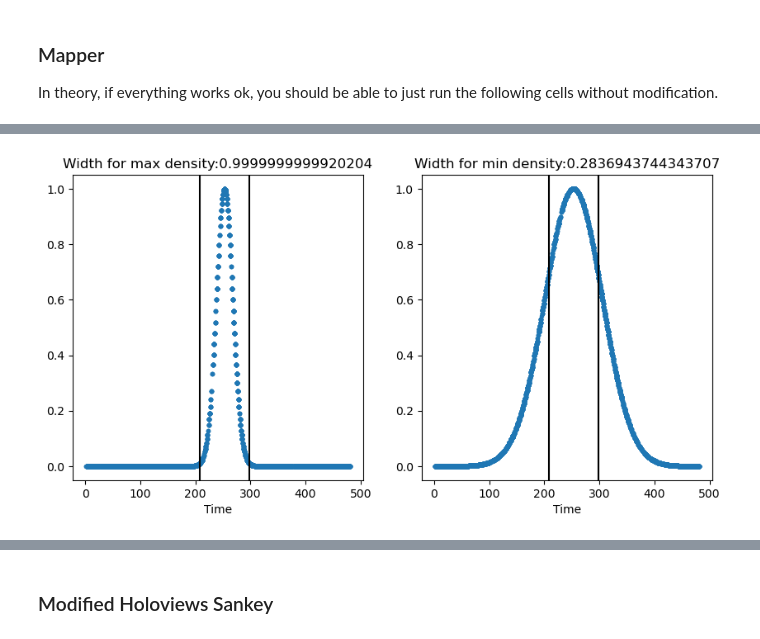
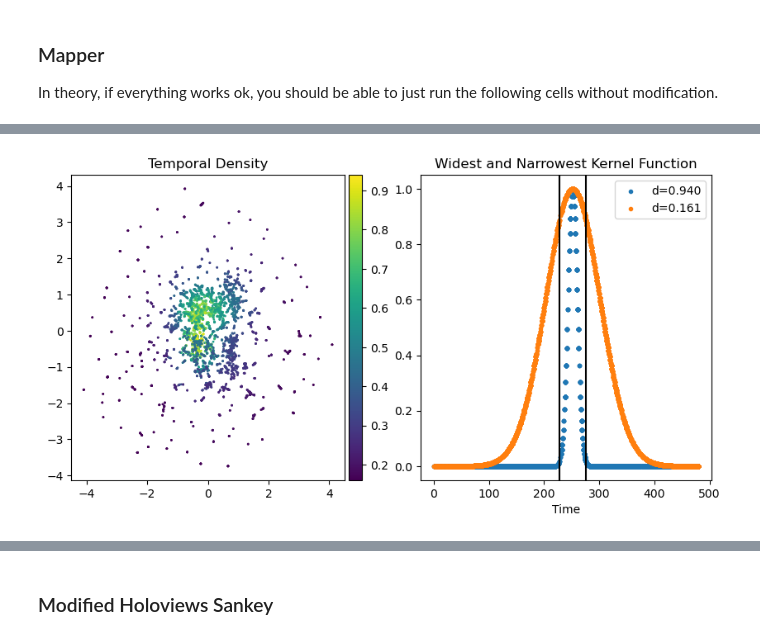
Before and after one commit to TutteInstitute/temporal-mapper, a Jupyter notebook: DemoV0.2.2.ipynb, the cells around one changed output, grey strips where cells are left out. Cells and saved outputs as stored; diff of their text form; code cells hidden in the pictures.

Commit message:
changed temporal density calculation significantly

```diff
--- a/DemoV0.2.2.ipynb
+++ b/DemoV0.2.2.ipynb
@@ -58,12 +59,9 @@ Do not forget to add a cell and make an array of timestamps.
 arxiv_df = pd.read_feather(data_folder+'ai_arxiv_data.feather')
 # Compute a time column T which is the number of days since Jan 01, 2018.
 def date_to_T(date):
-    year = date.year
-    ## 2020 was a leap year
-    if year > 2020:
-        return date.timetuple().tm_yday + 365*(year-2018)+1
-    else:
-        return date.timetuple().tm_yday + 365*(year-2018)
+    d0 = pd.Timestamp('2018-01-01')
+    delta = date-d0
+    return delta.days
 
 arxiv_df["date"] = pd.to_datetime(arxiv_df["created"])
 arxiv_df["T"] = arxiv_df["date"].apply(
@@ -74,24 +72,31 @@ timestamps = np.array(arxiv_df["T"].to_list())
 # %%
 ## Removing duplicate papers
 _, unique_idx = np.unique(arxiv_df['title'], return_index=True)
-unique_idx
+## skim out some papers for runtime
+
 map_data = map_data[unique_idx]
 timestamps = timestamps[unique_idx]
 y_data = y_data[unique_idx]
 vectors = vectors[unique_idx]
 N_data = np.size(y_data)
+
+## sorting by time
+sorted_indices = np.argsort(timestamps)
+map_data = map_data[sorted_indices]
+vectors = vectors[sorted_indices]
+timestamps = timestamps[sorted_indices]
 # %% [markdown]
 ### Mapper
 In theory, if everything works ok, you should be able to just run the following cells without modification.
 # %%
-clusterer = fast_hdbscan.HDBSCAN(min_cluster_size=50)
-N_checkpoints = 10
+clusterer = fast_hdbscan.HDBSCAN()
+N_checkpoints = 12
 TG = tm.TemporalGraph(
     timestamps,
     map_data,
     clusterer,
     N_checkpoints = N_checkpoints,
-    resolution = 50,
+    resolution = 100,
     slice_method='data',
     rate_sensitivity=1,
     kernel=tmwc.gaussian,
@@ -112,23 +115,28 @@ Clustering at each time slice...
 # %%
 # Plotting the Clustering weight function
 t0=np.median(timestamps)
 dmin = np.amin(TG.density)
 dmax = np.amax(TG.density)
 cp_with_ends = [np.amin(timestamps)]+list(TG.checkpoints)+[np.amax(timestamps)]
 bin_width = (cp_with_ends[1]-cp_with_ends[0])
 
 fig, (ax1,ax2) = plt.subplots(1,2)
 fig.set_figwidth(10)
-ax1.set_title("Width for max density:"+str(dmax))
-ax1.scatter(timestamps,TG.kernel(t0,timestamps,dmax,bin_width),marker='.')
-ax1.set_xlabel("Time")
+from mpl_toolkits.axes_grid1 import make_axes_locatable
+ax1.set_title("Temporal Density")
+sca=ax1.scatter(map_data[:,0], map_data[:,1],s=1,c=TG.density)
+divider = make_axes_locatable(ax1)
+cax = divider.append_axes('right', size='5%', pad=0.05)
+fig.colorbar(sca, cax=cax, orientation='vertical')
 
-ax2.scatter(timestamps,TG.kernel(t0,timestamps,dmin,bin_width),marker='.')
-ax2.set_title("Width for min density:"+str(dmin))
+ax2.set_title("Widest and Narrowest Kernel Function")
 ax2.set_xlabel("Time")
-for ax in (ax1,ax2):
-    ax.axvline(t0+bin_width/2,c='k')
-    ax.axvline(t0-bin_width/2,c='k')
+ax2.scatter(timestamps,TG.kernel(t0,timestamps,dmax,bin_width),marker='.',label=f'd={dmax:1.3f}')
+ax2.scatter(timestamps,TG.kernel(t0,timestamps,dmin,bin_width),marker='.',label=f'd={dmin:1.3f}')
+ax2.legend()
+ax2.set_xlabel("Time")
+ax2.axvline(t0+bin_width/2,c='k')
+ax2.axvline(t0-bin_width/2,c='k')
 plt.show()
 # %% [output]
-[figure, old version]
+[figure, new version]
```
Also changed, not shown: parts of 7 cells of this notebook, 5 other files.
